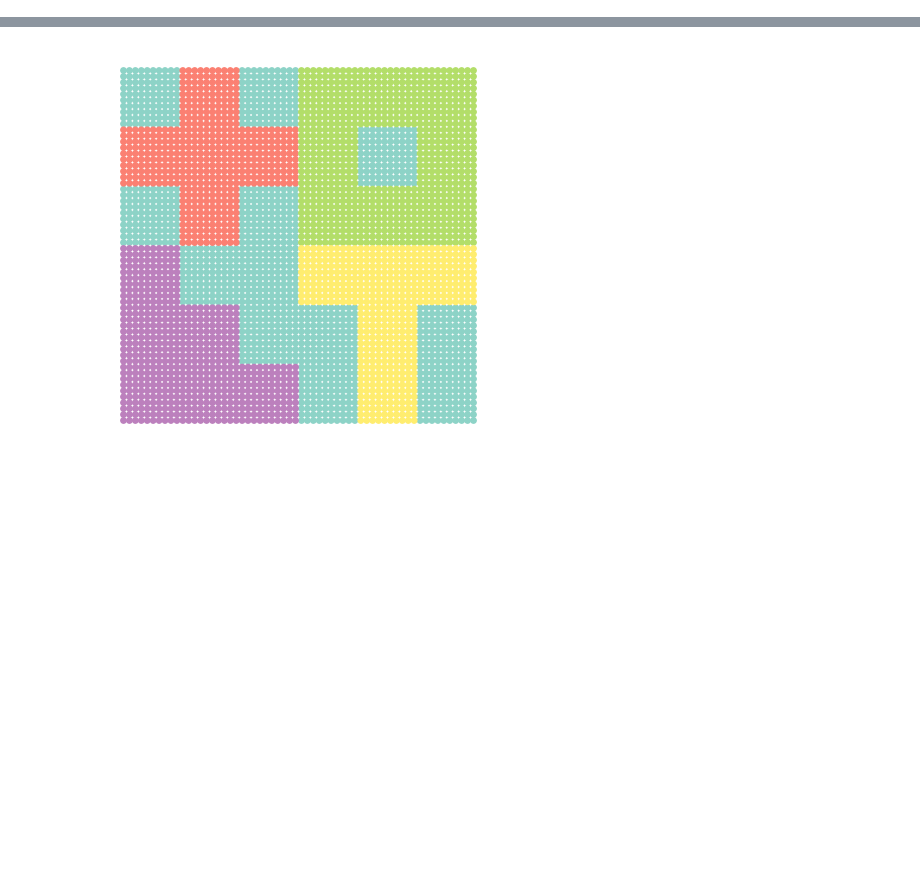
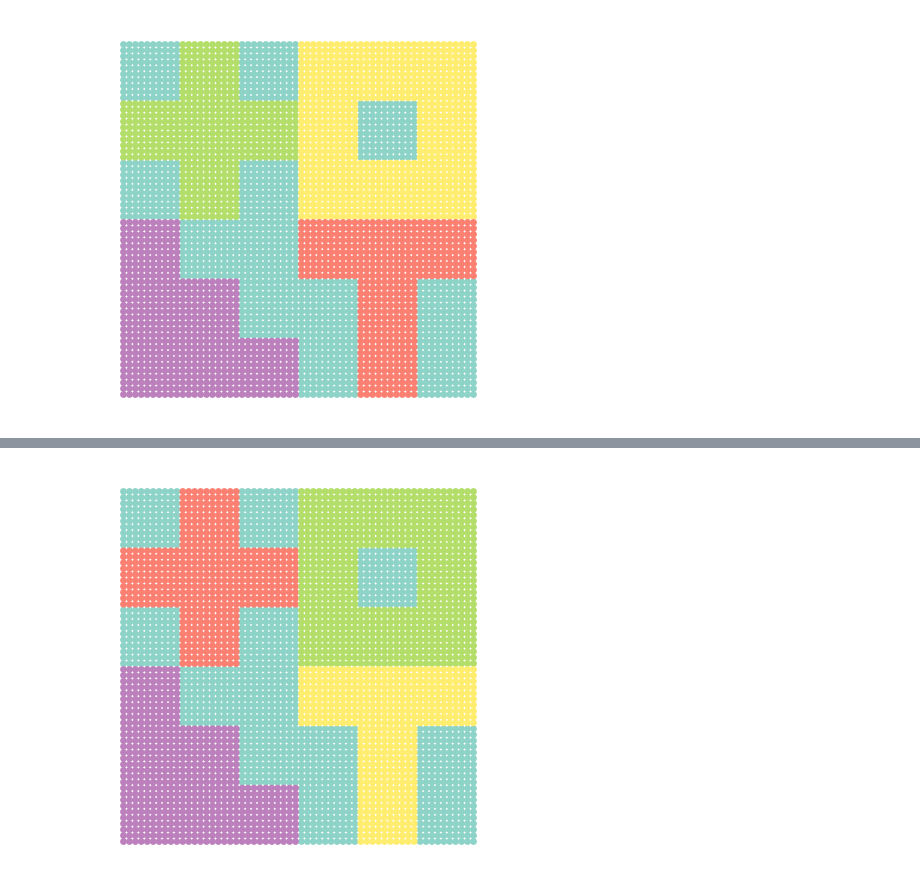
Before and after one commit to craigfouts/asterism, a Jupyter notebook: notebooks/sandbox.ipynb, the cells around one changed output, grey strips where cells are left out. Saved outputs shown, nothing was run; the diff lists cells and outputs as text; code cells hidden in the pictures; blank space fills up the shorter version.

```diff
--- a/notebooks/sandbox.ipynb
+++ b/notebooks/sandbox.ipynb
@@ -60,3 +83,6 @@ class LDA(HotTopic):  # TODO
         super().__init__(desc)
 
         self = PyroLDA(n_topics)
+# %%
+data, labels = make_dataset(return_tensor=True)
+show_dataset(data, labels)
@@ -62,0 +91,6 @@ class LDA(HotTopic):  # TODO
+# %%
+model = PyroLDA(5, tw_prior=.1, dt_prior=.1)
+model.fit(data)
+show_dataset(data, model.labels_)
+# %% [output]
+[figure, added]
```
Also changed, not shown: parts of 3 cells of this notebook, 4 other files.
